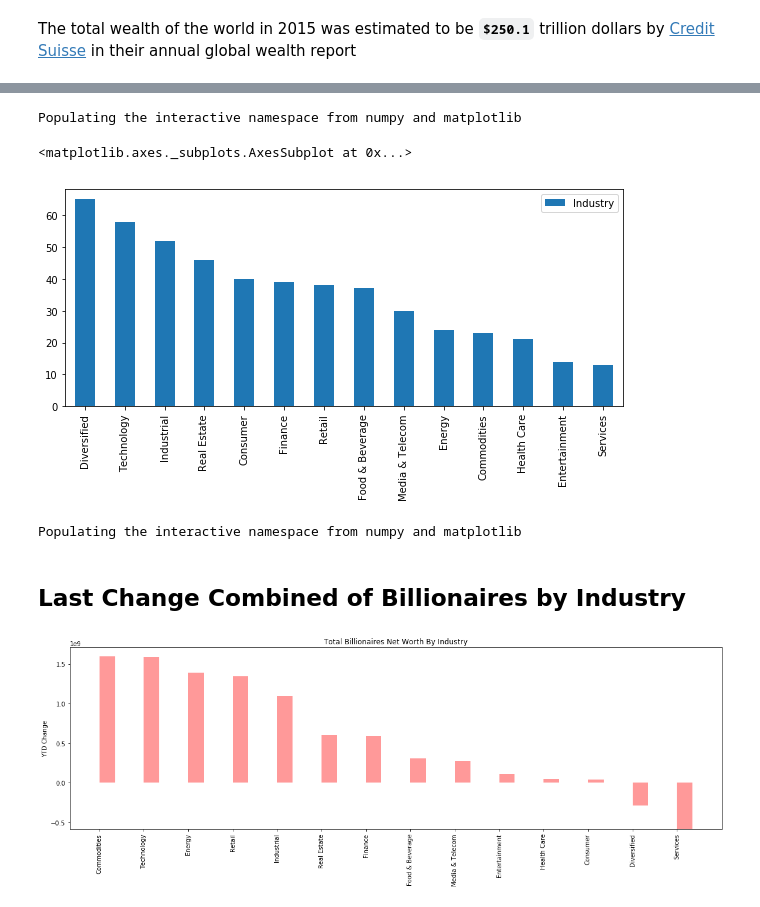
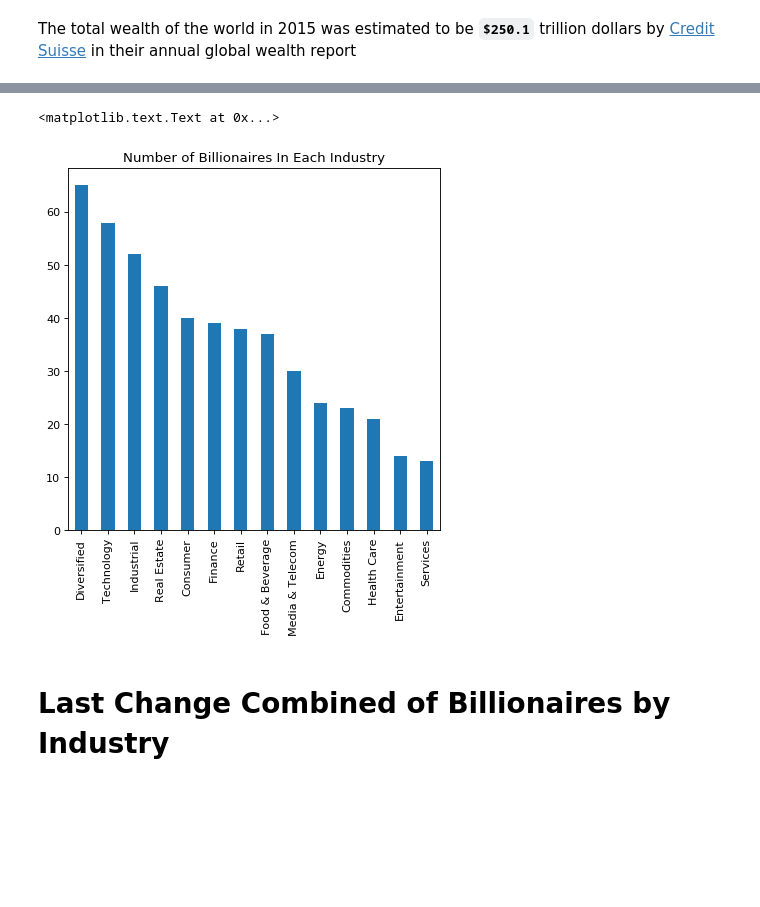
Before and after one commit to morriswong/Using_Machine_Learning, a Jupyter notebook: Datasets/01-Billionaires.ipynb, the cells around one changed output, grey strips where cells are left out. Cells and saved outputs as stored; diff of their text form; code cells hidden in the pictures; blank space fills up the shorter version.

```diff
--- a/Datasets/01-Billionaires.ipynb
+++ b/Datasets/01-Billionaires.ipynb
@@ -105,24 +96,11 @@ Populating the interactive namespace from numpy and matplotlib
-# %%
-%pylab inline
-pylab.rcParams['figure.figsize'] = (10, 4)
-
-industry_bil_count.plot.bar()
-# %% [output]
-Populating the interactive namespace from numpy and matplotlib
-<matplotlib.axes._subplots.AxesSubplot at 0x...>
-[figure, removed]
-# %%
-%pylab inline
-pylab.rcParams['figure.figsize'] = (16, 6)
-# %% [output]
-Populating the interactive namespace from numpy and matplotlib
+# %%
+industry_bil_count = bil["Industry"].value_counts()
+
+plt.figure(num=None, figsize=(6, 6), dpi=80, facecolor='w', edgecolor='k')
+industry_bil_count.plot(kind="bar")
+plt.title('Number of Billionaires In Each Industry')
+# %% [output]
+<matplotlib.text.Text at 0x...>
+[figure, added]
 # %% [markdown]
-## Last Change Combined of Billionaires by Industry
+# Last Change Combined of Billionaires by Industry
-# %%
-Last_change_in_industries = bil[["Last_change", "Industry"]].groupby("Industry") \
-                            .sum().reset_index().sort_values(["Industry", "Last_change"]) \
-                            .sort_values("Last_change", ascending=False)
-
-plot_change(Last_change_in_industries)
-# %% [output]
-[figure, removed]
```
Also changed, not shown: parts of 26 cells of this notebook, 1 other file.
